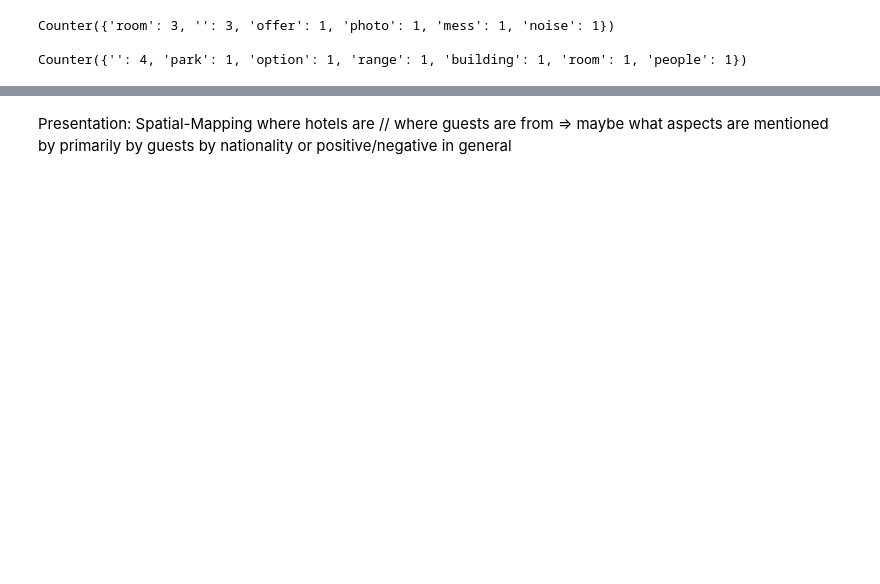
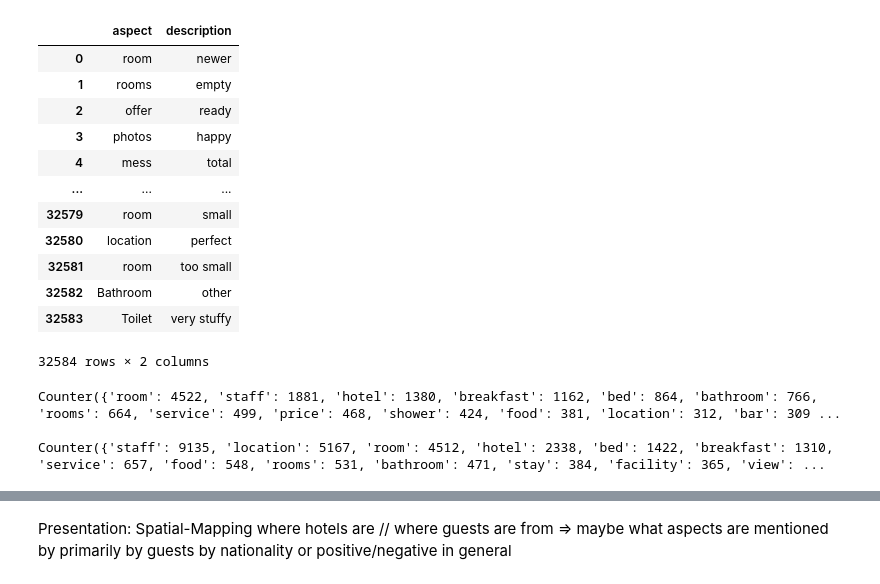
Before and after one commit to ElvoLue/SenAnaProj, a Jupyter notebook: code/Praktikum.ipynb, the cells around one changed output, grey strips where cells are left out. Cells and saved outputs as stored; diff of their text form; code cells hidden in the pictures; blank space fills up the shorter version.

```diff
--- a/code/Praktikum.ipynb
+++ b/code/Praktikum.ipynb
@@ -16,7 +16,7 @@ ToDo:
 
 - Dump into graphs for the presentation
 # %%
-#Load data
+#Imports and load data
 
 import pandas as pd
 import re
@@ -29,23 +29,17 @@ import string
 from collections import Counter
 from textblob import TextBlob
 
+nlp = spacy.load("en_core_web_sm")
+
 #nltk.download('wordnet')
 #nltk.download('omw-1.4')
 
-
 with open('../../include/Hotel_Reviews.csv') as file:
 #with open('Hotel_Reviews.csv') as file:
-    df = pd.read_csv(file, nrows=10)
-
+    df = pd.read_csv(file, nrows=100000)
 
 #!pip install spacy
 #!python -m spacy download en_core_web_sm
-
-
-
-
-
-nlp = spacy.load("en_core_web_sm")
 # %%
 ## Clean data
 
@@ -187,31 +185,67 @@ for boolean in aspects_neg['negation']:
 
 for boolean in aspects_pos['negation']:
     if boolean == True: print("true")
+# %%
+# we cut out the negation column here, since we will try to add that directly into the description later
+cleanedDF = []
+for aspect, descriptor, negation in aspects_pos.values:
+    if aspect != '' and descriptor != '': cleanedDF.append({'aspect': aspect,
+    'description': descriptor})
+
+cleanedAspectsPos = pd.DataFrame(cleanedDF)
+
+cleanedDF = []
+for aspect, descriptor, negation in aspects_neg.values:
+    if aspect != '' and descriptor != '': cleanedDF.append({'aspect': aspect,
+    'description': descriptor})
+
+cleanedAspectsNeg = pd.DataFrame(cleanedDF)
+cleanedAspectsNeg
+# %% [output]
+|  | aspect | description |
+| 0 | room | newer |
+| 1 | rooms | empty |
+| 2 | offer | ready |
+| 3 | photos | happy |
+| 4 | mess | total |
+| ... | ... | ... |
+| 32579 | room | small |
+| 32580 | location | perfect |
+| 32581 | room | too small |
+| 32582 | Bathroom | other |
+| 32583 | Toilet | very stuffy |
+32584 rows × 2 columns
 # %%
-"""countStemmer = Counter()
+# here we create the final aspects by grouping the ones we just extracted
+
+# lemmatizing works better in this case
+"""
+stemmer = SnowballStemmer("english")
+countStemmer = Counter()
 
 for aspect in aspects['aspect']:
     aspect = stemmer.stem( aspect)
     aspect = aspect.lower()
     countStemmer[aspect] += 1
 
-print(countStemmer)"""
+print(countStemmer)
+"""
 
 
-lemmatizer = WordNetLemmatizer()
-stemmer = SnowballStemmer("english")
-
+# let's count what we got so far
 countLemmaPos = Counter()
 countLemmaNeg = Counter()
 
+# use the lemmatizer to remove unnessesary information
+lemmatizer = WordNetLemmatizer()
 
-for aspect in aspects_pos['aspect']:
+for aspect in cleanedAspectsPos['aspect']:
     aspect = lemmatizer.lemmatize(aspect)
     aspect = aspect.lower()
     countLemmaPos[aspect] += 1
 
 
-for aspect in aspects_neg['aspect']:
+for aspect in cleanedAspectsNeg['aspect']:
     aspect = lemmatizer.lemmatize(aspect)
     aspect = aspect.lower()
     countLemmaNeg[aspect] += 1
@@ -219,8 +253,8 @@ for aspect in aspects_neg['aspect']:
 print(countLemmaNeg, "\n")
 print(countLemmaPos)
 # %% [output]
-Counter({'room': 3, '': 3, 'offer': 1, 'photo': 1, 'mess': 1, 'noise': 1})
+Counter({'room': 4522, 'staff': 1881, 'hotel': 1380, 'breakfast': 1162, 'bed': 864, 'bathroom': 766, 'rooms': 664, 'service': 499, 'price': 468, 'shower': 424, 'food': 381, 'location': 312, 'bar': 309 ...
 
-Counter({'': 4, 'park': 1, 'option': 1, 'range': 1, 'building': 1, 'room': 1, 'people': 1})
+Counter({'staff': 9135, 'location': 5167, 'room': 4512, 'hotel': 2338, 'bed': 1422, 'breakfast': 1310, 'service': 657, 'food': 548, 'rooms': 531, 'bathroom': 471, 'stay': 384, 'facility': 365, 'view': ...
 # %%
 sentiment_pos = []
```
Also changed, not shown: parts of 14 cells of this notebook.
